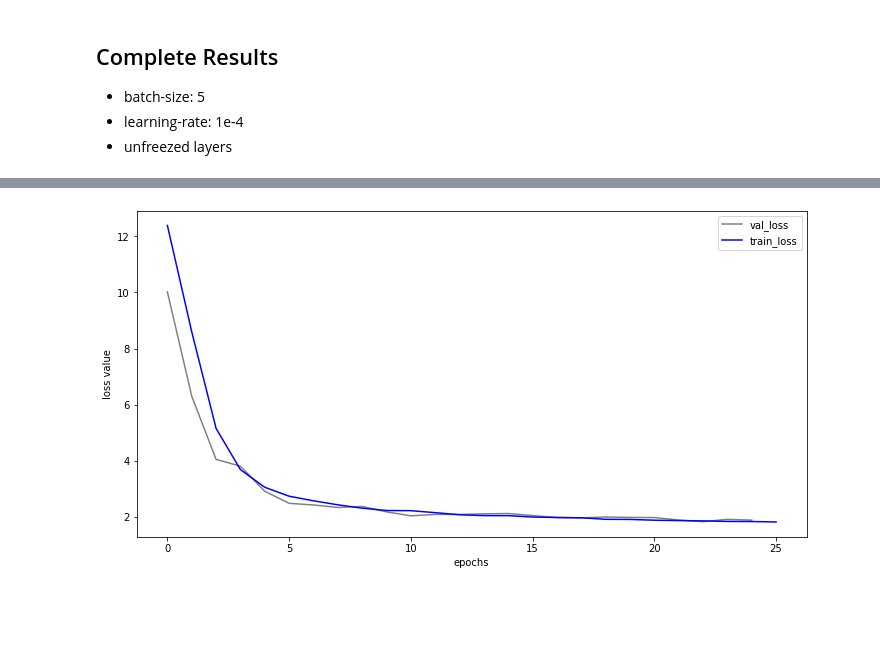
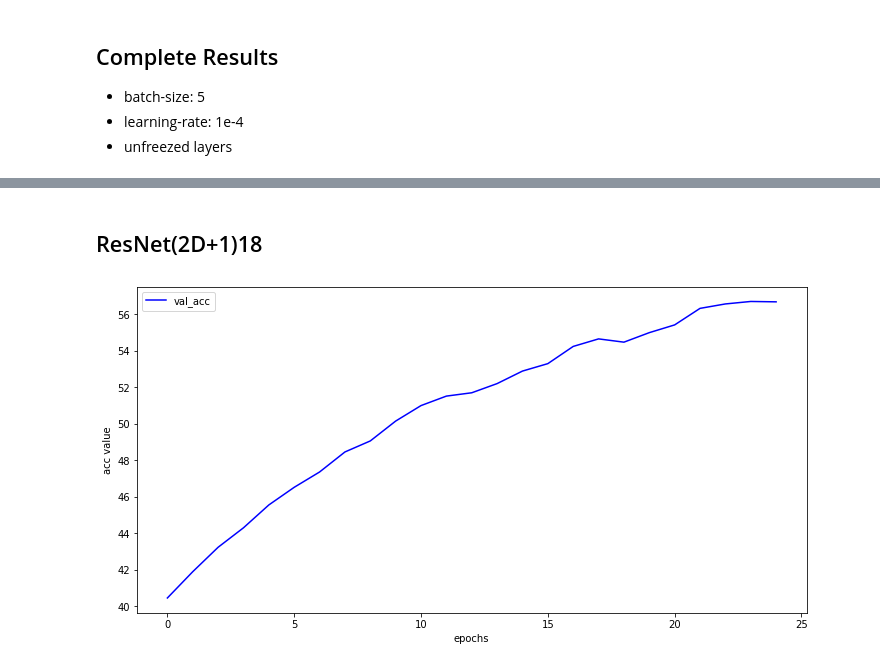
Before and after one commit to raulviana/INESC-summerInternship, a Jupyter notebook: remote.ipynb, the cells around one changed output, grey strips where cells are left out. Cells and saved outputs as stored; diff of their text form; code cells hidden in the pictures; blank space fills up the shorter version.

```diff
--- a/remote.ipynb
+++ b/remote.ipynb
@@ -461,15 +406,30 @@ plt.show()
-# %%
-fig, ax = plt.subplots(figsize=(12, 6))
-x = np.arange(0, 10, 0.1)
-z = [0.0998, 0.1587, 0.2472, 0.2630, 0.3439, 0.4036, 0.4135, 0.4293, 0.4225, 0.4603, 0.4921, 0.4807, 0.4807, 0.4754, 0.4732, 0.4898, 0.5072, 0.5110, 0.5026, 0.5064, 0.5079, 0.5314, 0.5488, 0.5246, 0.5329]
-k = [0.0807, 0.1163, 0.1941, 0.2718, 0.3279, 0.3661, 0.3896, 0.4126, 0.4339, 0.4503, 0.4514, 0.4665, 0.4834, 0.4904, 0.4909, 0.5030, 0.5074, 0.5098, 0.5244, 0.5255, 0.5335, 0.5372, 0.5403, 0.5460, 0.5470, 0.5519]
-z = list(map(lambda z: 1/z, z))
-k = list(map(lambda k: 1/k, k))
-ax.plot(z, color='grey', label='val_loss')
-ax.plot(k, color='blue', label='train_loss')
-ax.set_xlabel('epochs')
-ax.set_ylabel('loss value')
-ax.legend()
-plt.show()
-# %% [output]
-[figure, removed]
+# %% [markdown]
+## ResNet(2D+1)18
+# %%
+fig, ax = plt.subplots(figsize=(12, 6))
+z = [57.2821, 52.9170, 49.4174,46.9424,44.3356,42.5140,41.0503,39.2802,38.3696,36.8319,0.4603,35.7146,0.4921,
+35.0644,0.4807,
+34.8418,0.4807,
+34.2418,0.4754,
+33.4556,0.4732,
+33.0058,0.4898,
+32.0094,0.5072,
+31.5919,0.5110,
+31.7717,0.5026,
+31.2541,0.5064,
+30.8449,0.5079,
+30.0066,0.5314,
+29.7896,0.5488,
+29.6697,0.5246,
+29.6878,0.5329]
+z= list(filter(lambda score: score > 1, z))
+
+z= list(map(lambda score: (1/score)*1000 + 23, z))
+
+ax.plot(z, color='blue', label='val_acc')
+ax.set_xlabel('epochs')
+ax.set_ylabel('acc value')
+ax.legend()
+plt.show()
+# %% [output]
+[figure, added]
```
Also changed, not shown: parts of 12 cells of this notebook.
